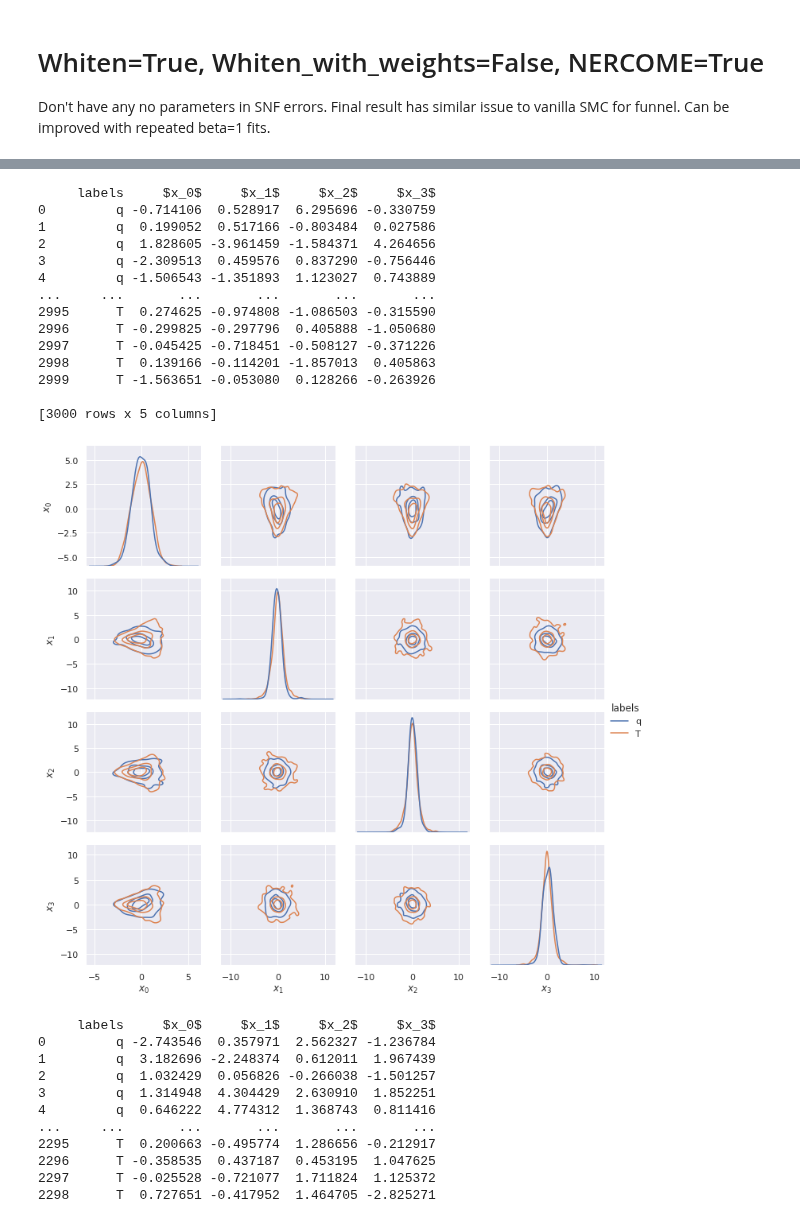
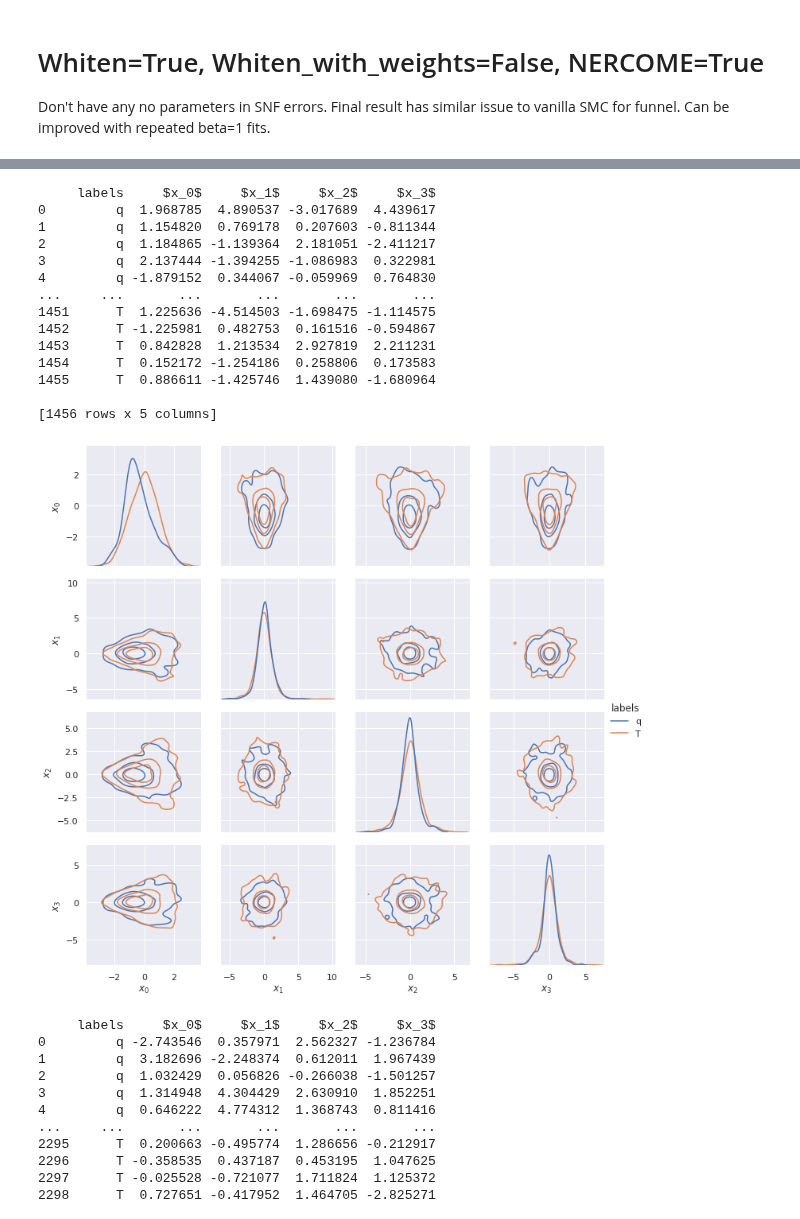
Before and after one commit to RichardGrumitt/nfmc_jax_tests, a Jupyter notebook: funnel_test.ipynb, the cells around one changed output, grey strips where cells are left out. Drawn from its saved outputs; the diff is of its cells as text; code cells hidden in the pictures.

```diff
--- a/funnel_test.ipynb
+++ b/funnel_test.ipynb
@@ -389,0 +573,3 @@ Removed no burn in
+# %%
+for i in range(25):
+    dla_samples = grad_dla_mh_adjustment(q_model, dla_samples)
@@ -389,0 +598,9 @@ Removed no burn in
+# %%
+mh_samples = trace['mh_samples'][0]
+dla_key= 'DLA_11'
+
+np.savetxt(f'./fiducial_samples/funnel_100d_{dla_key}_samples.txt', mh_samples[dla_key])
+
+
+plot_triangles(mh_samples[dla_key][:,0:3], np.ones(len(mh_samples[dla_key])), truth_samples=x_prime[:,0:3], d=3,
+               out_name=f'./dla_figs/funnel_100d_dla_samples_{dla_key}.png')
@@ -389,0 +621,5 @@ Removed no burn in
+# %%
+dla_samples = trace['dla_samples'][0]
+
+df = pd.DataFrame(dla_samples[dla_key][:,0:3])
+sns.pairplot(df)
@@ -432,0 +768,20 @@ def sns_pairplot(q_samples, q_weights, truth_samples=None, q_label='q',
+# %%
+q_string = 'DLA_15'
+qi = q_models[q_string]
+q_samples = qi.sample(2000)
+logq = qi.logq(q_samples)
+q_samples = q_samples.detach().numpy()
+logq = logq.detach().numpy()
+
+llk = jax.vmap(lambda x: log_like(x))(jnp.asarray(q_samples))
+lpr = jax.vmap(lambda x: log_flat_prior(x))(jnp.asarray(q_samples))
+logw = llk + lpr - logq
+logw = jnp.clip(logw, a_min=-jnp.inf, a_max=logsumexp(logw) - 0.75 * jnp.log(len(logw)))
+logw -= logsumexp(logw)
+iw = np.exp(logw)
+iw /= np.sum(iw)
+print(len(iw))
+print(len(q_samples))
+
+sns_pairplot(q_samples[:, 0:2], np.ones(len(iw)), x_prime[:, 0:2], levels=4,
+             out_name=f'./dla_figs/funnel_100d_qfit_{q_string}.png')
@@ -433,22 +840,22 @@ def sns_pairplot(q_samples, q_weights, truth_samples=None, q_label='q',
 # %%
-sns_pairplot(q_samples[:, 0:4], iw, x_prime[:, 0:4], levels=4,
-             out_name='./dla_figs/funnel_16d_final_weighted.png')
+sns_pairplot(q_samples[max_cull_idx:, 0:4], np.ones(len(q_samples[max_cull_idx:, 0:4])), x_prime[:, 0:4], levels=4,
+             out_name='./dla_figs/funnel_100d_cullZ.png')
 # %% [output]
      labels     $x_0$     $x_1$     $x_2$     $x_3$
-0         q -0.714106  0.528917  6.295696 -0.330759
-1         q  0.199052  0.517166 -0.803484  0.027586
-2         q  1.828605 -3.961459 -1.584371  4.264656
-3         q -2.309513  0.459576  0.837290 -0.756446
-4         q -1.506543 -1.351893  1.123027  0.743889
+0         q  1.968785  4.890537 -3.017689  4.439617
+1         q  1.154820  0.769178  0.207603 -0.811344
+2         q  1.184865 -1.139364  2.181051 -2.411217
+3         q  2.137444 -1.394255 -1.086983  0.322981
+4         q -1.879152  0.344067 -0.059969  0.764830
 ...     ...       ...       ...       ...       ...
-2995      T  0.274625 -0.974808 -1.086503 -0.315590
-2996      T -0.299825 -0.297796  0.405888 -1.050680
-2997      T -0.045425 -0.718451 -0.508127 -0.371226
-2998      T  0.139166 -0.114201 -1.857013  0.405863
-2999      T -1.563651 -0.053080  0.128266 -0.263926
+1451      T  1.225636 -4.514503 -1.698475 -1.114575
+1452      T -1.225981  0.482753  0.161516 -0.594867
+1453      T  0.842828  1.213534  2.927819  2.211231
+1454      T  0.152172 -1.254186  0.258806  0.173583
+1455      T  0.886611 -1.425746  1.439080 -1.680964
 
-[3000 rows x 5 columns]
+[1456 rows x 5 columns]
-[figure, old version]
+[figure, new version]
 # %%
 beta = 1
 
```
Also changed, not shown: parts of 27 cells of this notebook.
